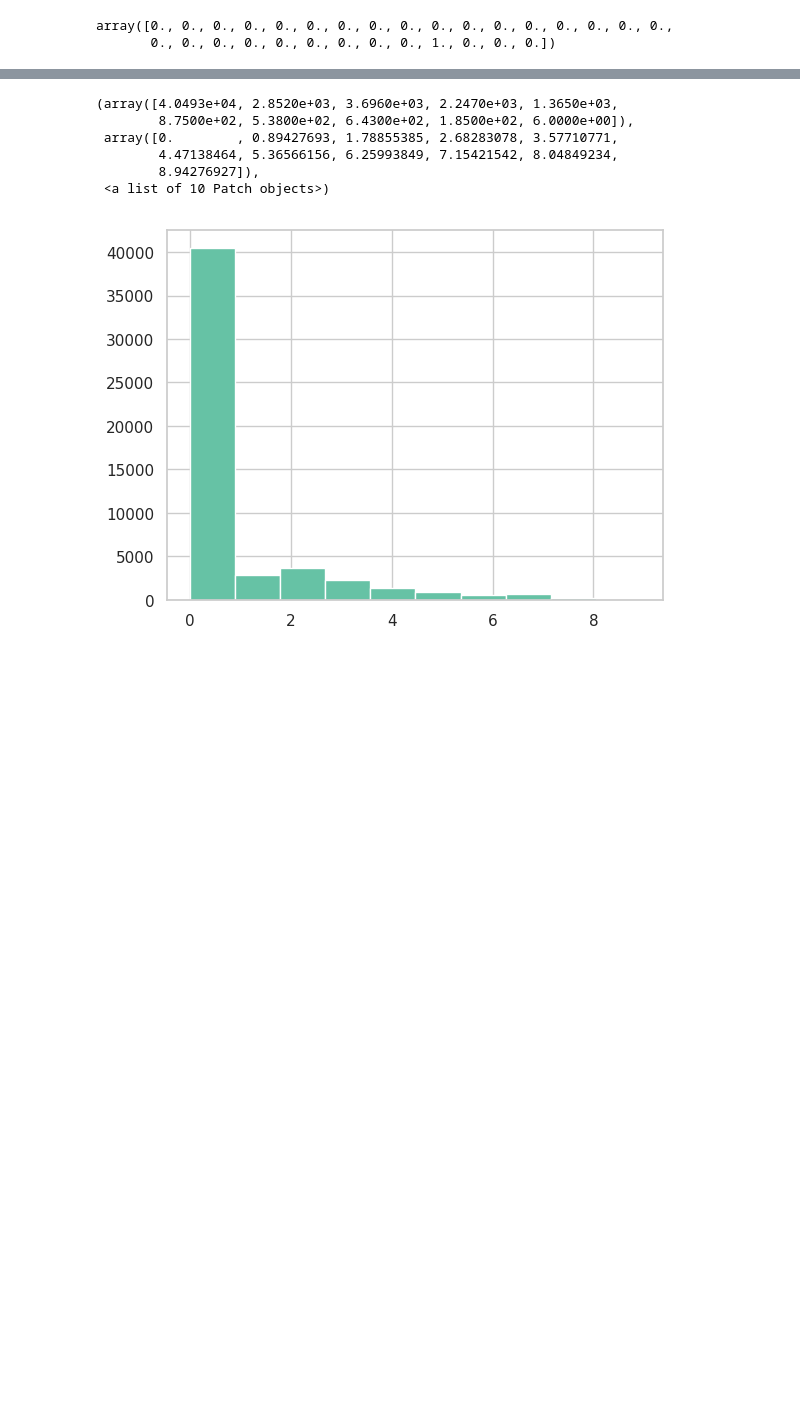
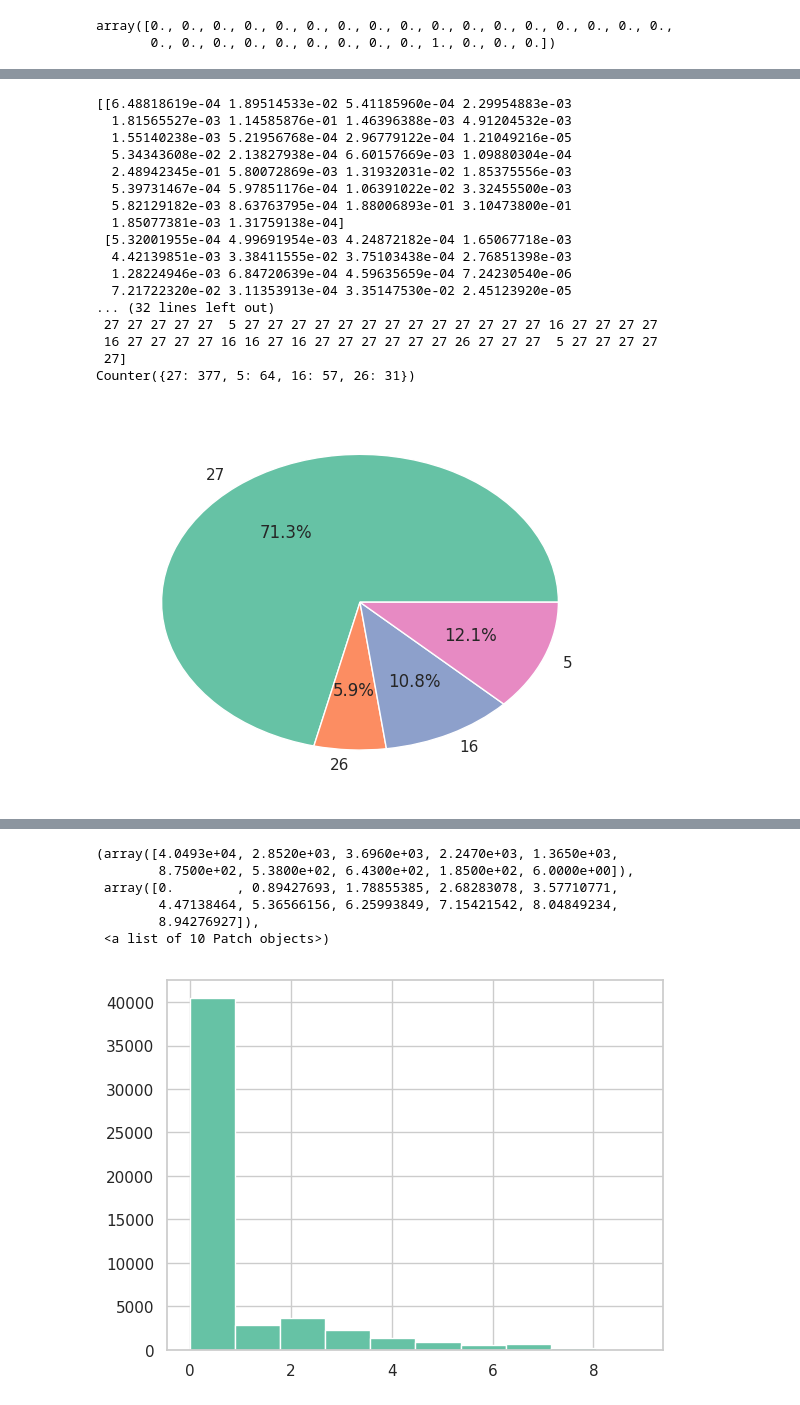
Before and after one commit to KyokoM/tsunodalab, a Jupyter notebook: patient_model_apply.ipynb, the cells around one changed output, grey strips where cells are left out. Saved outputs shown, nothing was run; the diff lists cells and outputs as text; code cells hidden in the pictures; blank space fills up the shorter version.

```diff
--- a/patient_model_apply.ipynb
+++ b/patient_model_apply.ipynb
@@ -182,15 +170,16 @@ ft2.iloc[:,0]=ft2.iloc[:,0].str[:15]
 # %%
 import collections
 import matplotlib.pyplot as plt
-tsv=pd.read_csv("patient_data/TCGA-ESCA.htseq_fpkm.tsv", delimiter="\t")
+tsv=pd.read_csv("patient_data/TCGA-LIHC.htseq_fpkm.tsv", delimiter="\t")
 #change FPKM to TPM
 tsv.iloc[:,1:]=1000000*tsv.iloc[:,1:]/tsv.iloc[:,1:].sum()
 tsv.iloc[:,1:]=zscore(tsv.iloc[:,1:])
 tsv.iloc[:,0]=tsv.iloc[:,0].str[:15]
-merge_tsv=pd.merge(tsv,ft2, left_on='Ensembl_ID', right_on='Name', how='right')
 
+merge_tsv=pd.merge(ft2,tsv, right_on='Ensembl_ID', left_on='Name', how='left')
 #print(merge_tsv.shape)
-#（先に正規化する）欠損値補完
+#（先に正規化し）欠損値補完e
 merge_tsv2=merge_tsv.transpose()
+#print(merge_tsv2.isnull().any().sum())
 del merge_tsv
-merged_tsv3=merge_tsv2.fillna(merge_tsv2.iloc[tsv.shape[1]+2:,:].mean())
+merged_tsv3=merge_tsv2.fillna(merge_tsv2.iloc[2:ft2.shape[1],:].mean())#,inplace=True)
@@ -196,0 +257,51 @@ merged_tsv3=merge_tsv2.fillna(merge_tsv2.iloc[tsv.shape[1]+2:,:].mean())
+# %%
+#predictmerge_tsv2.iloc[ft2.shape[1]+1:,:]
+del merge_tsv2
+#merged_tsv3.iloc[ft2.shape[1]+1:,:]=zscore(merged_tsv3.iloc[ft2.shape[1]+1:,:],axis=1)
+predict_patient_classes=model1.predict(merged_tsv3.iloc[ft2.shape[1]+1:,:].values)
+print(predict_patient_classes[:3])
+del merged_tsv3
+print(np.argmax(predict_patient_classes,axis=1))
+pre_data=np.argmax(predict_patient_classes,axis=1).astype(np.int32)
+del predict_patient_classes
+np.savetxt("TCGA-LIHC.htseq_fpkm.csv",pre_data,delimiter=',')
+c = collections.Counter(pre_data)
+print(c)
+
+import matplotlib.pyplot as plt
+import seaborn as sns
+import numpy as np
+
+plt.style.use('default')
+sns.set()
+sns.set_style('whitegrid')
+sns.set_palette('Set2')
+
+c_d=dict(c)
+fig = plt.figure()
+ax = fig.add_subplot(1, 1, 1)
+ax.pie(c_d.values(), labels=c_d.keys(), autopct="%1.1f%%")
+
+plt.show()
+##モデルの形と違っているのでおこられている
+#おそらくmergeのあとで変化、、ft2ではあってる）
+#mergeチェック、これもkillされているのでもういちっどモデルからやり直す
+# %% [output]
+[[6.48818619e-04 1.89514533e-02 5.41185960e-04 2.29954883e-03
+  1.81565527e-03 1.14585876e-01 1.46396388e-03 4.91204532e-03
+  1.55140238e-03 5.21956768e-04 2.96779122e-04 1.21049216e-05
+  5.34343608e-02 2.13827938e-04 6.60157669e-03 1.09880304e-04
+  2.48942345e-01 5.80072869e-03 1.31932031e-02 1.85375556e-03
+  5.39731467e-04 5.97851176e-04 1.06391022e-02 3.32455500e-03
+  5.82129182e-03 8.63763795e-04 1.88006893e-01 3.10473800e-01
+  1.85077381e-03 1.31759138e-04]
+ [5.32001955e-04 4.99691954e-03 4.24872182e-04 1.65067718e-03
+  4.42139851e-03 3.38411555e-02 3.75103438e-04 2.76851398e-03
+  1.28224946e-03 6.84720639e-04 4.59635659e-04 7.24230540e-06
+  7.21722320e-02 3.11353913e-04 3.35147530e-02 2.45123920e-05
+... (32 lines left out)
+ 27 27 27 27 27  5 27 27 27 27 27 27 27 27 27 27 27 27 27 16 27 27 27 27
+ 16 27 27 27 27 16 16 27 16 27 27 27 27 27 27 26 27 27 27  5 27 27 27 27
+ 27]
+Counter({27: 377, 5: 64, 16: 57, 26: 31})
+[figure, added]
```
Also changed, not shown: parts of 42 cells of this notebook.
